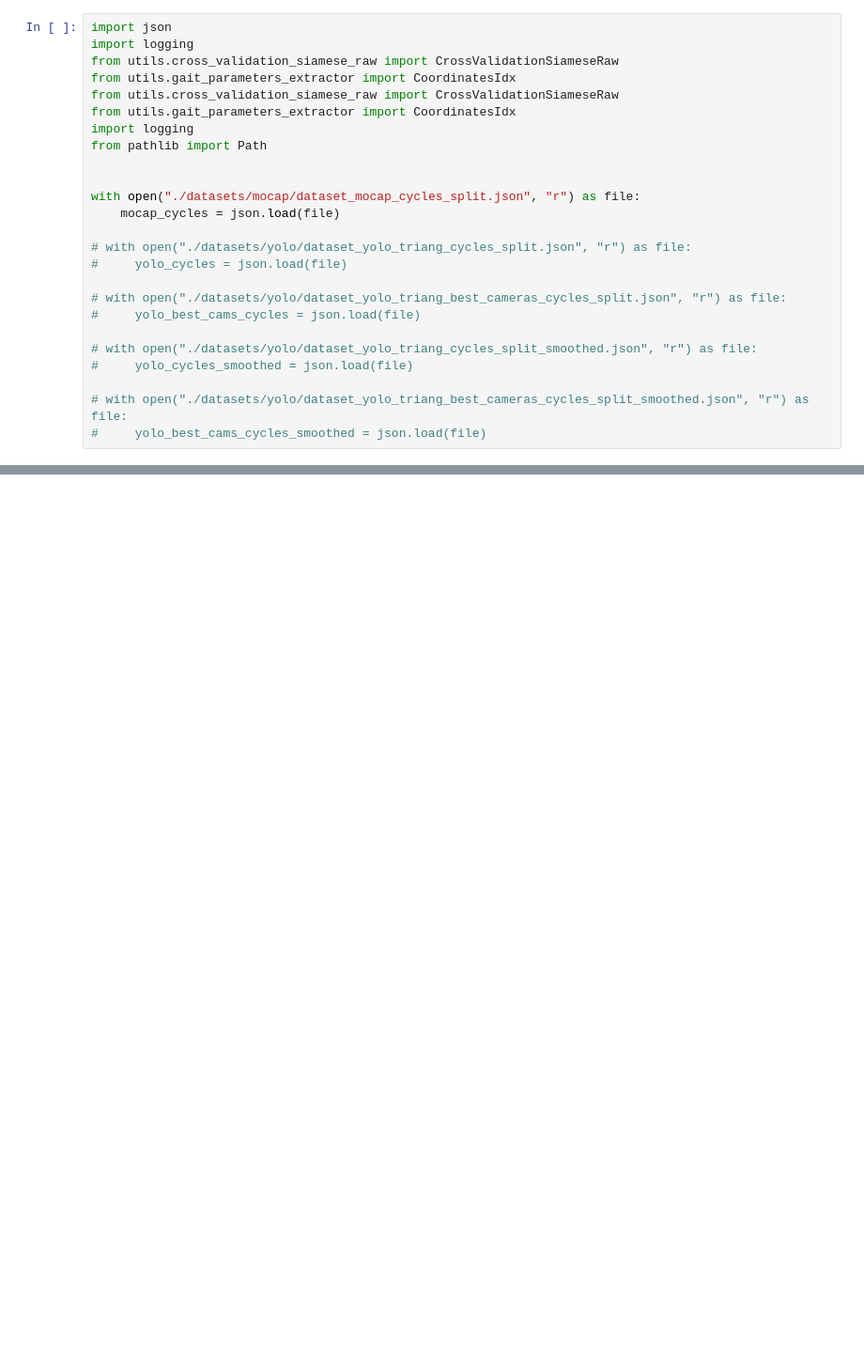
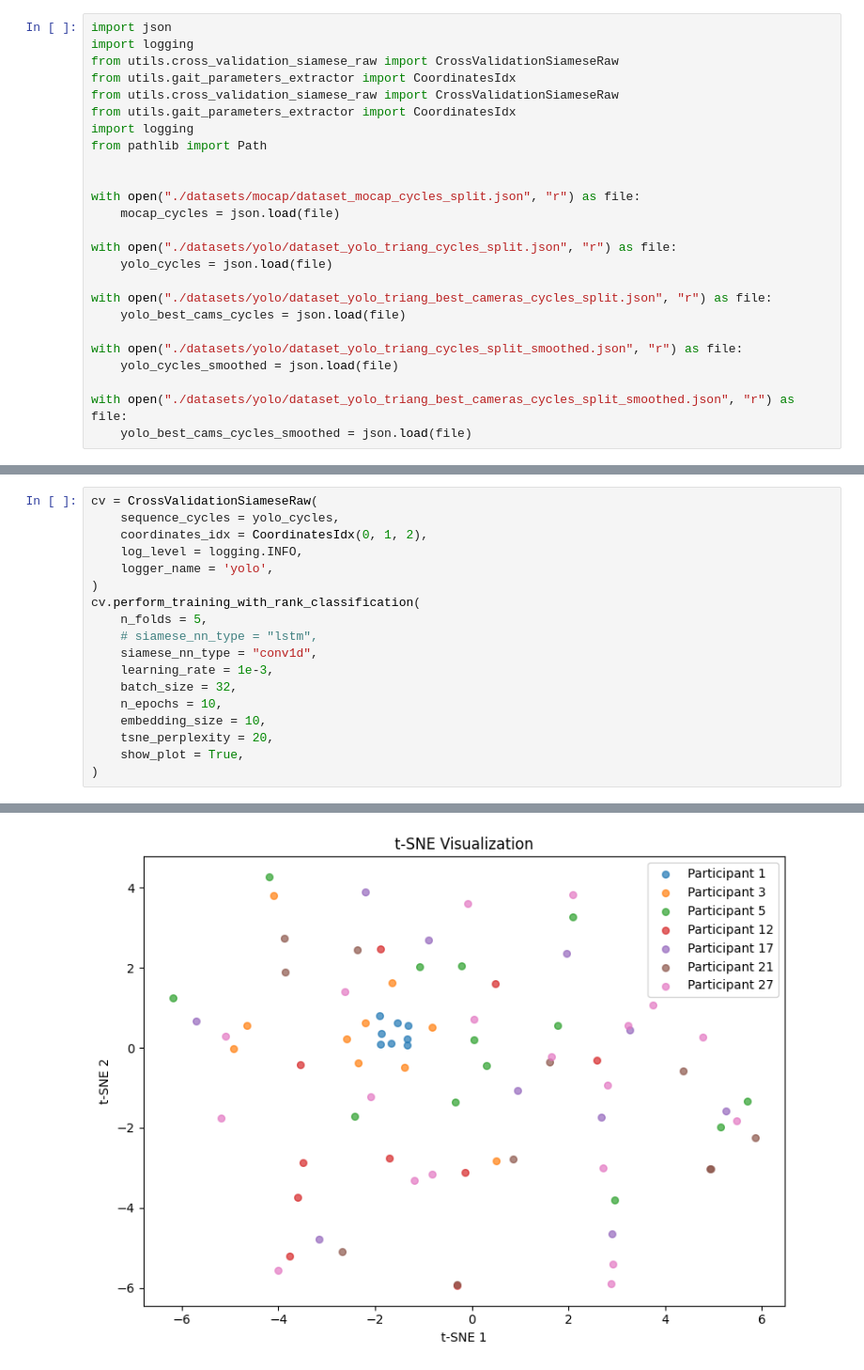
Before and after one commit to mklimek001/gait-features-identification, a Jupyter notebook: cv_embeddings_operations.ipynb, the cells around one changed output, grey strips where cells are left out. Shown at 94% size. Saved outputs shown, nothing was run; the diff lists cells and outputs as text; blank space fills up the shorter version.

```diff
--- a/cv_embeddings_operations.ipynb
+++ b/cv_embeddings_operations.ipynb
@@ -12,15 +12,15 @@ from pathlib import Path
 with open("./datasets/mocap/dataset_mocap_cycles_split.json", "r") as file:
     mocap_cycles = json.load(file)
 
-# with open("./datasets/yolo/dataset_yolo_triang_cycles_split.json", "r") as file:
-#     yolo_cycles = json.load(file)
+with open("./datasets/yolo/dataset_yolo_triang_cycles_split.json", "r") as file:
+    yolo_cycles = json.load(file)
 
-# with open("./datasets/yolo/dataset_yolo_triang_best_cameras_cycles_split.json", "r") as file:
-#     yolo_best_cams_cycles = json.load(file)
+with open("./datasets/yolo/dataset_yolo_triang_best_cameras_cycles_split.json", "r") as file:
+    yolo_best_cams_cycles = json.load(file)
 
-# with open("./datasets/yolo/dataset_yolo_triang_cycles_split_smoothed.json", "r") as file:
-#     yolo_cycles_smoothed = json.load(file)
+with open("./datasets/yolo/dataset_yolo_triang_cycles_split_smoothed.json", "r") as file:
+    yolo_cycles_smoothed = json.load(file)
 
-# with open("./datasets/yolo/dataset_yolo_triang_best_cameras_cycles_split_smoothed.json", "r") as file:
-#     yolo_best_cams_cycles_smoothed = json.load(file)
+with open("./datasets/yolo/dataset_yolo_triang_best_cameras_cycles_split_smoothed.json", "r") as file:
+    yolo_best_cams_cycles_smoothed = json.load(file)
 # %%
@@ -128,0 +281,19 @@ cv.perform_training_with_rank_classification(
+# %%
+cv = CrossValidationSiameseRaw(
+    sequence_cycles = yolo_cycles,
+    coordinates_idx = CoordinatesIdx(0, 1, 2),
+    log_level = logging.INFO,
+    logger_name = 'yolo',
+)
+cv.perform_training_with_rank_classification(
+    n_folds = 5,
+    # siamese_nn_type = "lstm",
+    siamese_nn_type = "conv1d",
+    learning_rate = 1e-3,
+    batch_size = 32,
+    n_epochs = 10,
+    embedding_size = 10,
+    tsne_perplexity = 20,
+    show_plot = True,
+)
+# %% [output]
@@ -128,0 +313 @@ cv.perform_training_with_rank_classification(
+[figure, added]
```
Also changed, not shown: parts of 10 cells of this notebook, 3 other files.
